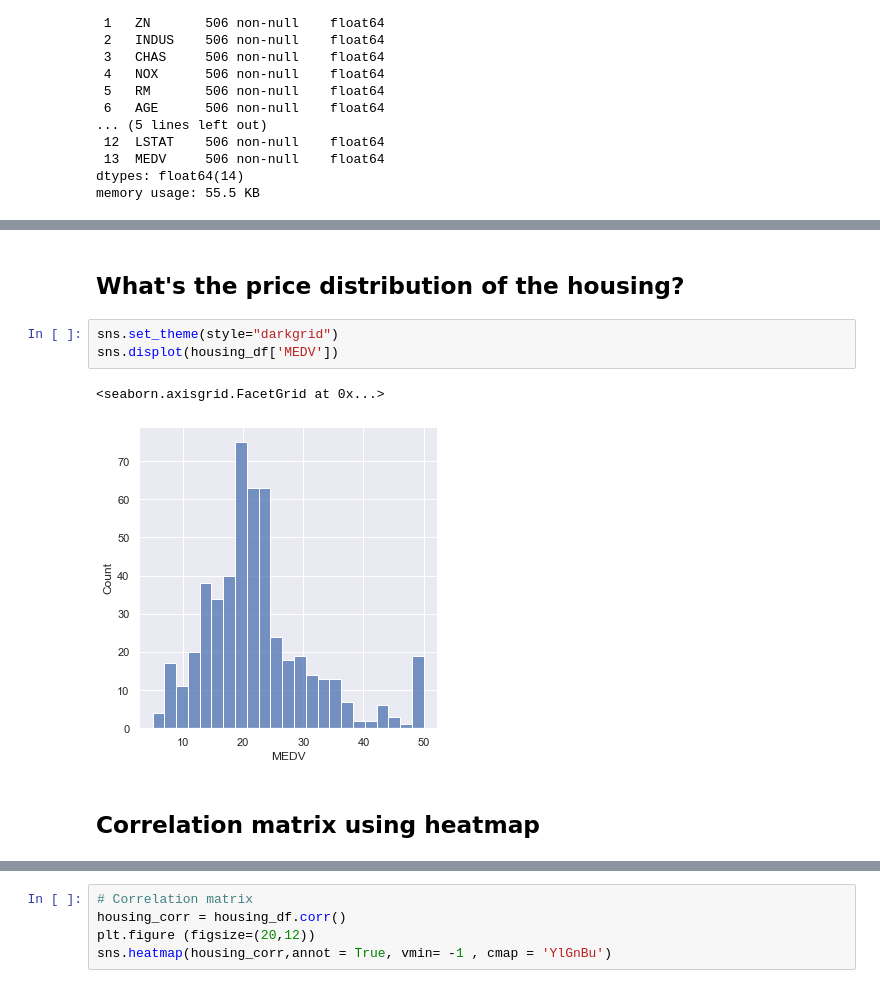
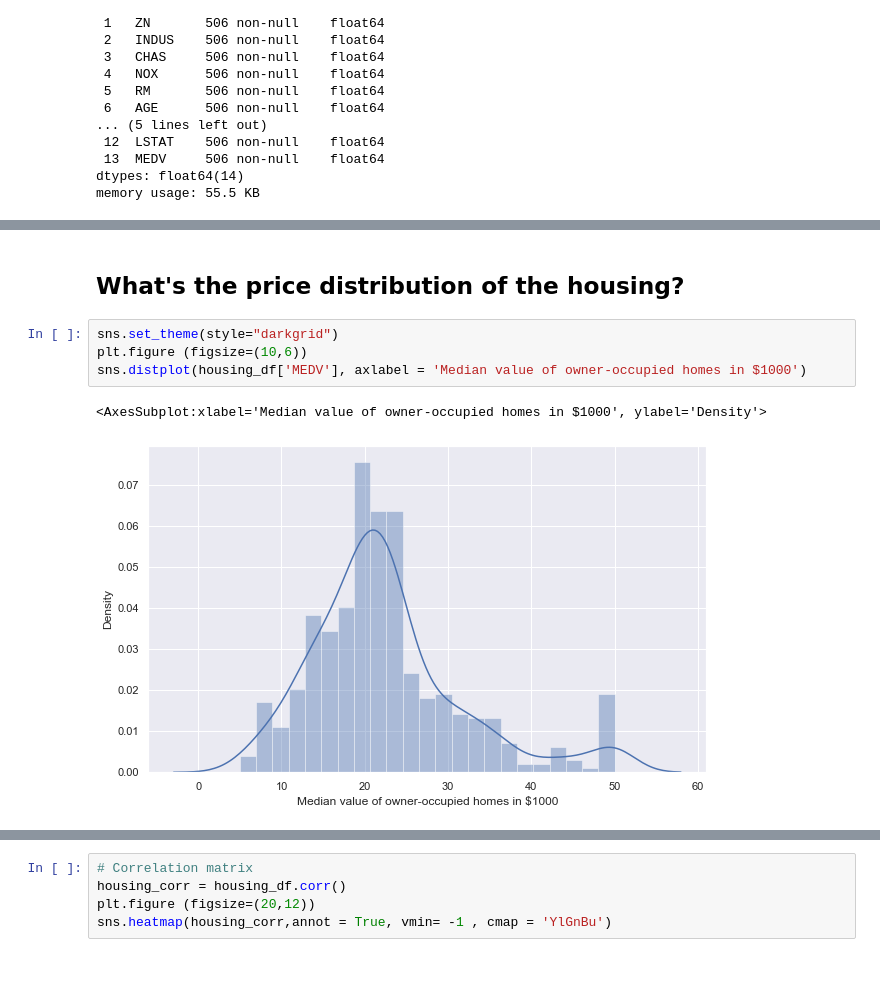
Before and after one commit to gaoqian310/Housing_Analysis, a Jupyter notebook: housing_analysis.ipynb, the cells around one changed output, grey strips where cells are left out. Drawn from its saved outputs; the diff is of its cells as text.

```diff
--- a/housing_analysis.ipynb
+++ b/housing_analysis.ipynb
@@ -80,13 +80,12 @@ housing_df.describe()
 | 50% | 0.256510 | 0.000000 | 9.690000 | 0.000000 | 0.538000 | 6.208500 | 77.500000 | 3.207450 | 5.000000 | 330.000000 | 19.050000 | ... |
 | 75% | 3.677083 | 12.500000 | 18.100000 | 0.000000 | 0.624000 | 6.623500 | 94.075000 | 5.188425 | 24.000000 | 666.000000 | 20.200000 | ... |
 | max | 88.976200 | 100.000000 | 27.740000 | 1.000000 | 0.871000 | 8.780000 | 100.000000 | 12.126500 | 24.000000 | 711.000000 | 22.000000 | ... |
-# %% [markdown]
-## What's the price distribution of the housing?
+# %% [markdown]
+## What's the price distribution of the housing?
 # %%
 sns.set_theme(style="darkgrid")
-sns.displot(housing_df['MEDV'])
+plt.figure (figsize=(10,6))
+sns.distplot(housing_df['MEDV'], axlabel = 'Median value of owner-occupied homes in $1000')
 # %% [output]
-<seaborn.axisgrid.FacetGrid at 0x...>
+<AxesSubplot:xlabel='Median value of owner-occupied homes in $1000', ylabel='Density'>
-[figure, old version]
+[figure, new version]
-# %% [markdown]
-## Correlation matrix using heatmap
```
Also changed, not shown: parts of 7 cells of this notebook, 1 other file.
